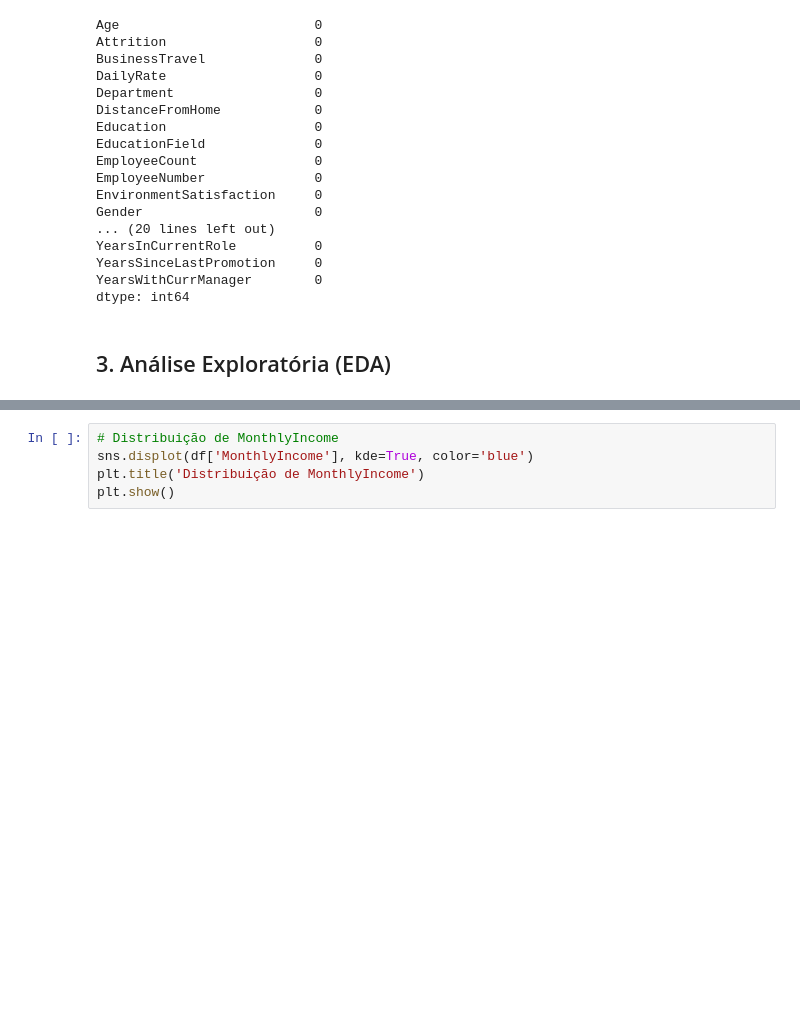
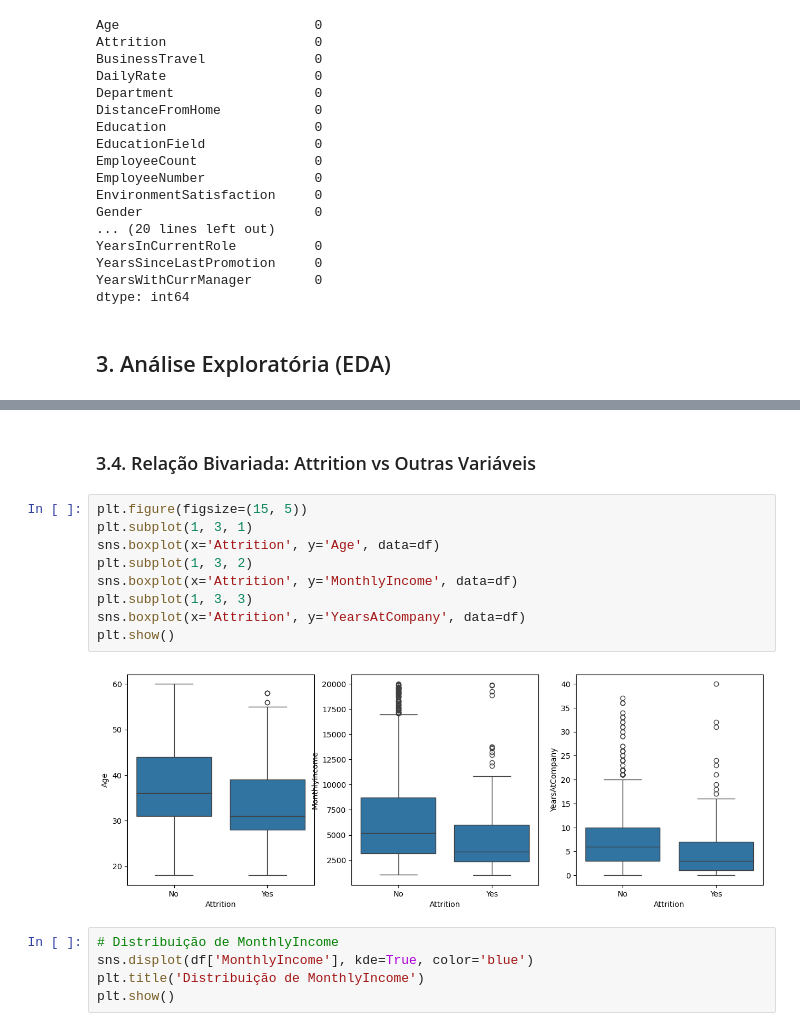
Before and after one commit to Mcaldas11/IA-project, a Jupyter notebook: notebook.ipynb, the cells around one changed output, grey strips where cells are left out. Drawn from its saved outputs; the diff is of its cells as text; blank space fills up the shorter version.

```diff
--- a/notebook.ipynb
+++ b/notebook.ipynb
@@ -78,3 +116,16 @@ dtype: int64
+# %% [markdown]
+### 3.4. Relação Bivariada: Attrition vs Outras Variáveis
+# %%
+plt.figure(figsize=(15, 5))
+plt.subplot(1, 3, 1)
+sns.boxplot(x='Attrition', y='Age', data=df)
+plt.subplot(1, 3, 2)
+sns.boxplot(x='Attrition', y='MonthlyIncome', data=df)
+plt.subplot(1, 3, 3)
+sns.boxplot(x='Attrition', y='YearsAtCompany', data=df)
+plt.show()
+# %% [output]
+[figure, added]
 # %%
 # Distribuição de MonthlyIncome
 sns.displot(df['MonthlyIncome'], kde=True, color='blue')
```
Also changed, not shown: parts of 22 cells of this notebook.
